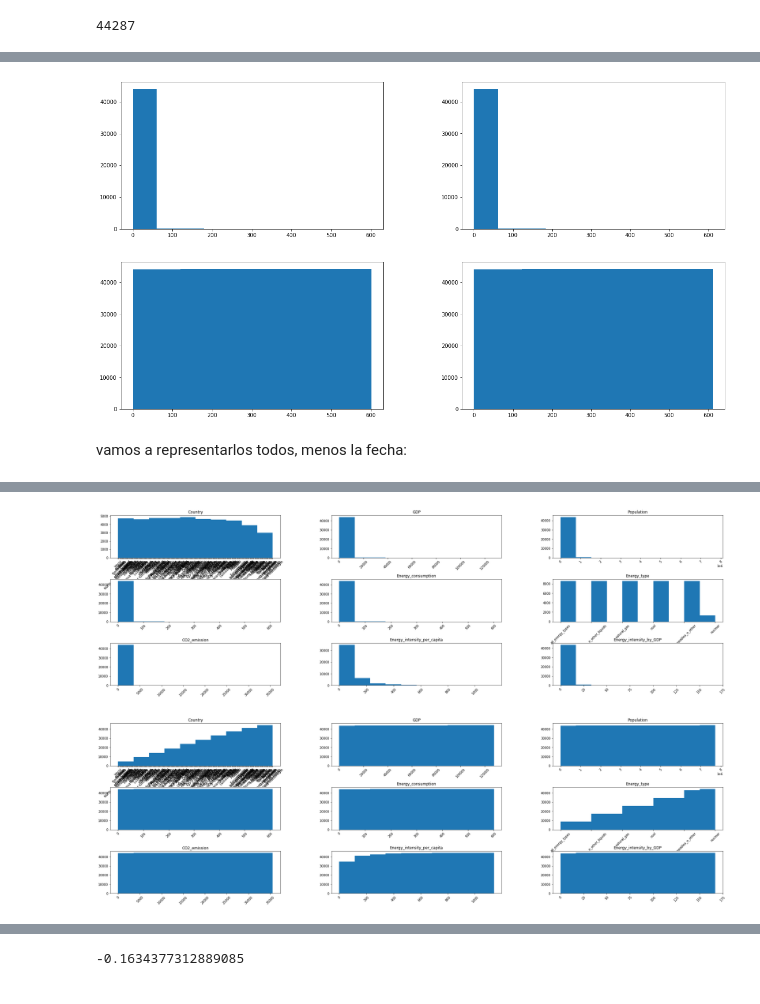
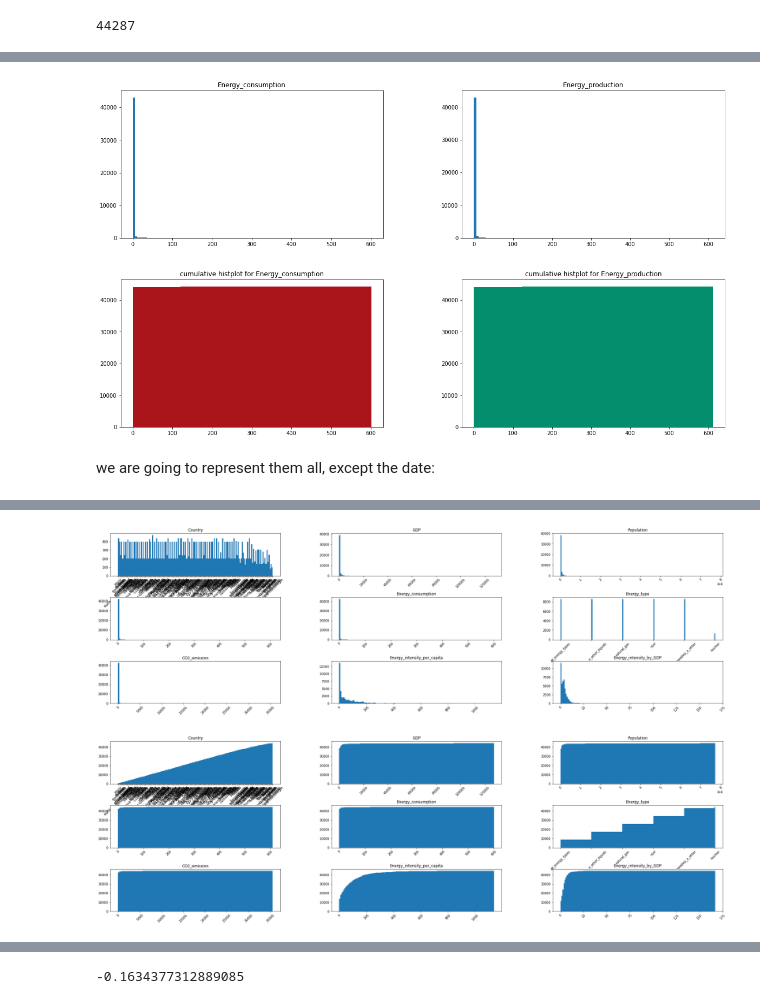
Before and after one commit to fersaol/co2_Exploratory_Data_Analysis, a Jupyter notebook: src/notebooks/c02.ipynb, the cells around one changed output, grey strips where cells are left out. Cells and saved outputs as stored; diff of their text form; code cells hidden in the pictures.

```diff
--- a/src/notebooks/c02.ipynb
+++ b/src/notebooks/c02.ipynb
@@ -40,0 +32,3 @@ df.head()
+# %%
+df = co2.dataframes_charger("energy.csv")
+df.head()
@@ -491,27 +498,29 @@ df.describe()
 # %%
 columnas = ["Energy_consumption","Energy_production"]
 
 fig = plt.figure(figsize=(20,5))
 fig.subplots_adjust(hspace=0.3, wspace=0.3)
 
 for i in range(len(columnas)):
     pos = columnas[i]
     ax = fig.add_subplot(1,2,i+1)
-    plt.hist(df[pos])
+    plt.title(pos)
+    plt.hist(df[pos],bins=100)
 # %% [output]
-[figure, old version]
+[figure, new version]
 # %%
 columnas = ["Energy_consumption","Energy_production"]
-
+color = ["#AA151B","#058E6E"]
 fig = plt.figure(figsize=(20,5))
 fig.subplots_adjust(hspace=0.3, wspace=0.3)
 
 for i in range(len(columnas)):
     pos = columnas[i]
     ax = fig.add_subplot(1,2,i+1)
-    plt.hist(df[pos],cumulative=True)
+    plt.hist(df[pos],cumulative=True,color=color[i])
+    plt.title(f"cumulative histplot for {pos}")
 # %% [output]
-[figure, old version]
+[figure, new version]
-# %% [markdown]
-vamos a representarlos todos, menos la fecha:
+# %% [markdown]
+we are going to represent them all, except the date:
 # %%
@@ -534,13 +543,13 @@ fig.subplots_adjust(hspace=0.5, wspace=0.3)
 for i in range(len(columnas)):
     pos = columnas[i]
     ax = fig.add_subplot(3,3,i+1)
-    plt.hist(df[pos])
+    plt.hist(df[pos],bins=150)
     plt.title(pos)
     plt.xticks(rotation=45)
 # %% [output]
-[figure, old version]
+[figure, new version]
 # %%
-# Vemos el acumulado:
+# we see the accumulated:
 columnas = df.columns[1:]
 
 fig = plt.figure(figsize=(35,10))
@@ -549,8 +558,8 @@ fig.subplots_adjust(hspace=0.5, wspace=0.3)
 for i in range(len(columnas)):
     pos = columnas[i]
     ax = fig.add_subplot(3,3,i+1)
-    plt.hist(df[pos],cumulative=True)
+    plt.hist(df[pos],cumulative=True,bins=150)
     plt.title(pos)
     plt.xticks(rotation=45)
 # %% [output]
-[figure, old version]
+[figure, new version]
```
Also changed, not shown: parts of 132 cells of this notebook.
